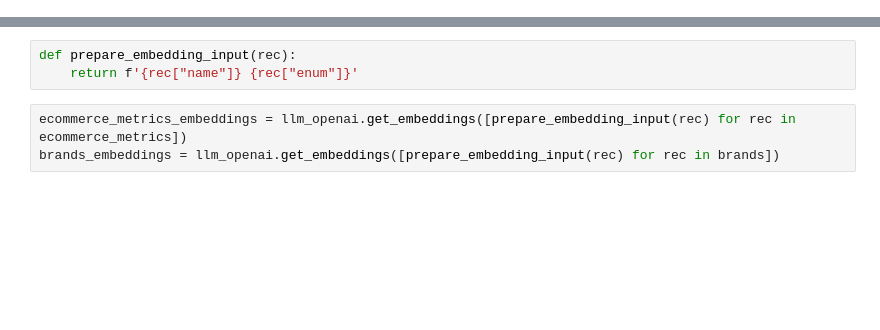
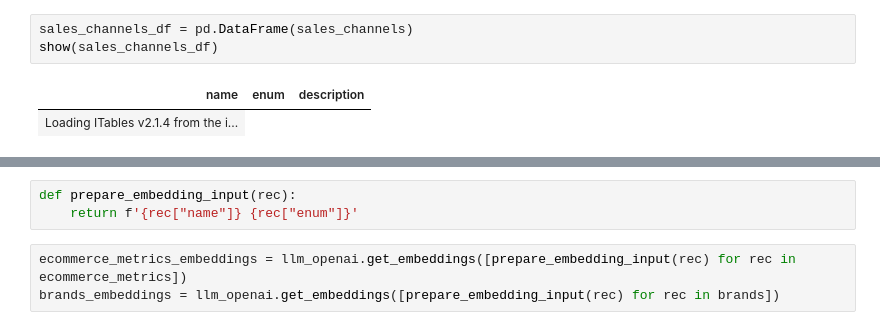
Before and after one commit to DrChrisLevy/DrChrisLevy.github.io, a Jupyter notebook: posts/anthropic/anthropic.ipynb, the cells around one changed output, grey strips where cells are left out. Drawn from its saved outputs; the diff is of its cells as text; blank space fills up the shorter version.

```diff
--- a/posts/anthropic/anthropic.ipynb
+++ b/posts/anthropic/anthropic.ipynb
@@ -28,0 +70,6 @@ import numpy as np
+# %%
+sales_channels_df = pd.DataFrame(sales_channels)
+show(sales_channels_df)
+# %% [output]
+| name | enum | description |
+| Loading ITables v2.1.4 from the i... |
```
Also changed, not shown: parts of 48 cells of this notebook.
